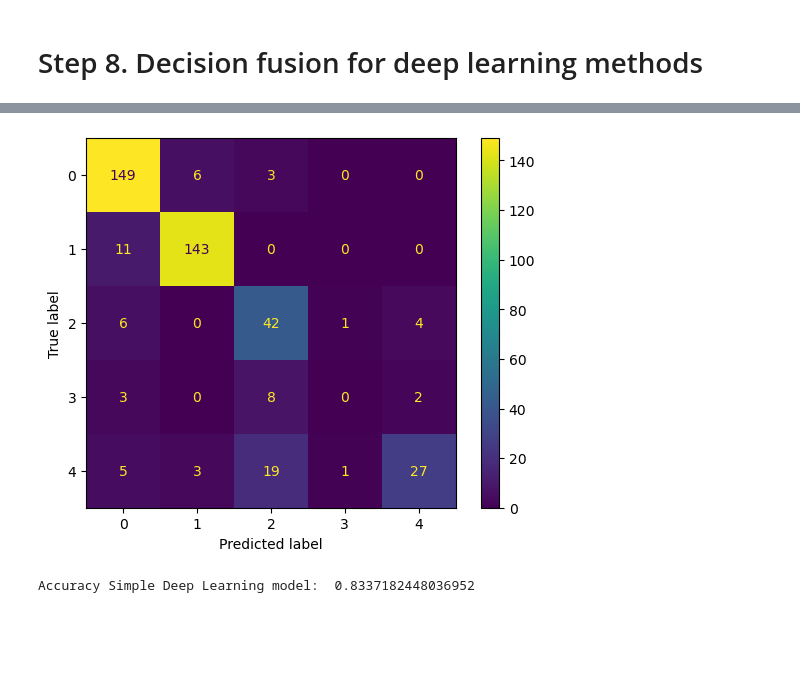
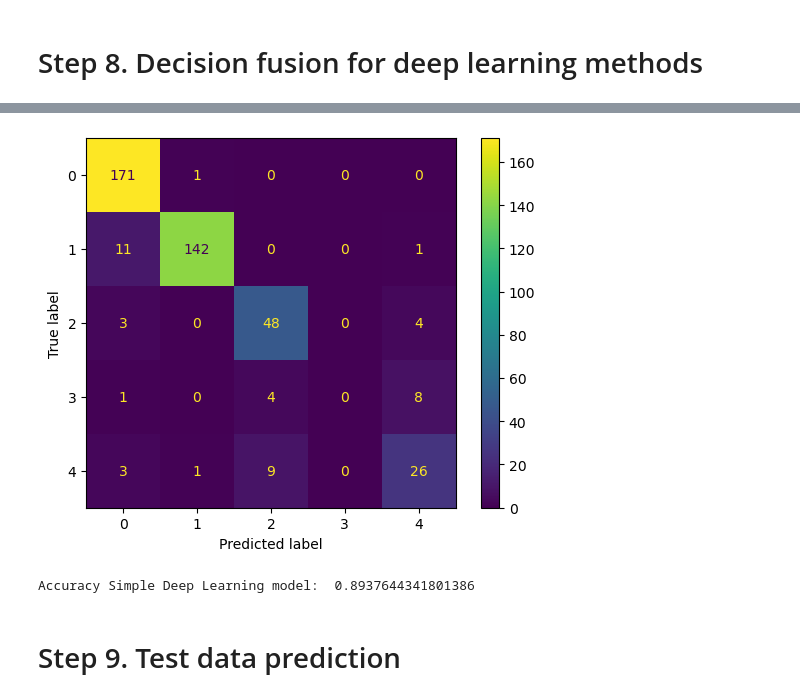
Before and after one commit to SiruiWang0731/Tree-species-classification, a Jupyter notebook: tree_classification_NN_indices.ipynb, the cells around one changed output, grey strips where cells are left out. Cells and saved outputs as stored; diff of their text form; code cells hidden in the pictures; blank space fills up the shorter version.

```diff
--- a/tree_classification_NN_indices.ipynb
+++ b/tree_classification_NN_indices.ipynb
@@ -768,7 +807,7 @@ initial_epochs = 10
 total_epochs =  initial_epochs + fine_tune_epochs
 
 history_fine = model_rn.fit(X_train_nn,Y_train,
-                         epochs=total_epochs,
+                         epochs=total_epochs, callbacks=EarlyStopping3,
                          initial_epoch=history3.epoch[-1],
                          validation_data=(X_val_nn,Y_val))
 # %% [output]
@@ -866,7 +903,7 @@ RNNs_model.compile(
 
 
 history5=RNNs_model.fit(
-    X_train_nn, Y_train, epochs=100,callbacks=[SelectiveProgbarLogger(verbose = 1,epoch_interval=20)],  verbose=0, validation_data=(X_val_nn, Y_val), batch_size=batch_size
+    X_train_nn, Y_train, epochs=100,callbacks=[SelectiveProgbarLogger(verbose = 1,epoch_interval=20),EarlyStopping],  verbose=0, validation_data=(X_val_nn, Y_val), batch_size=batch_size
 )
 # %% [output]
 Epoch 1/100
@@ -974,7 +1005,7 @@ initial_epochs = 10
 total_epochs =  initial_epochs + fine_tune_epochs
 
 history_fine = RNNs_model.fit(X_train_nn,Y_train,
-                         epochs=total_epochs,
+                         epochs=total_epochs, callbacks=EarlyStopping2,
                          initial_epoch=history5.epoch[-1],
                          validation_data=(X_val_nn,Y_val))
 # %% [output]
@@ -1033,5 +1061,10 @@ plt.show()
 # %% [markdown]
 # Step 8. Decision fusion for deep learning methods
+# %%
+def normalized(data):
+
+    normalizedData = data/np.linalg.norm(data)
+    return normalizedData
 # %%
 
 y_pred_dl_p_2 = simple_model.predict(X_val_nn)
@@ -1051,13 +1079,15 @@ y_pred_rnn_p_2 = RNNs_model.predict(X_val_nn)
 # %%
 
 #fusion"""y_pred_dl_p_2 +
-fusion_softmax =  y_pred_cnn_p_2 + y_pred_rn_p_2 + y_pred_rnn_p_2
+fusion_softmax = normalized(y_pred_cnn_p_2) + normalized(y_pred_rn_p_2) + normalized(y_pred_rnn_p_2)
 fusion_label = np.argmax(fusion_softmax,axis=1).astype(np.int16)
 ConfusionMatrixDisplay.from_predictions(Y_val, fusion_label)
 plt.show()
 
 acc_dl = accuracy_score(Y_val, fusion_label)
 print("Accuracy Simple Deep Learning model: ", acc_dl)
 # %% [output]
-[figure, old version]
+[figure, new version]
-Accuracy Simple Deep Learning model:  0.8337182448036952
+Accuracy Simple Deep Learning model:  0.8937644341801386
+# %% [markdown]
+# Step 9. Test data prediction
```
Also changed, not shown: parts of 53 cells of this notebook.
